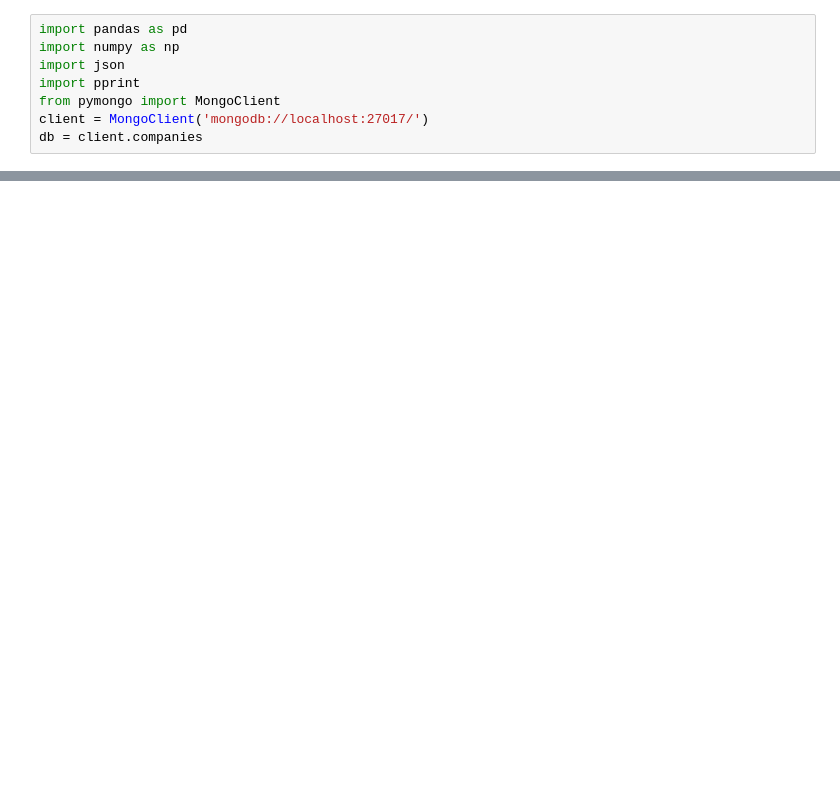
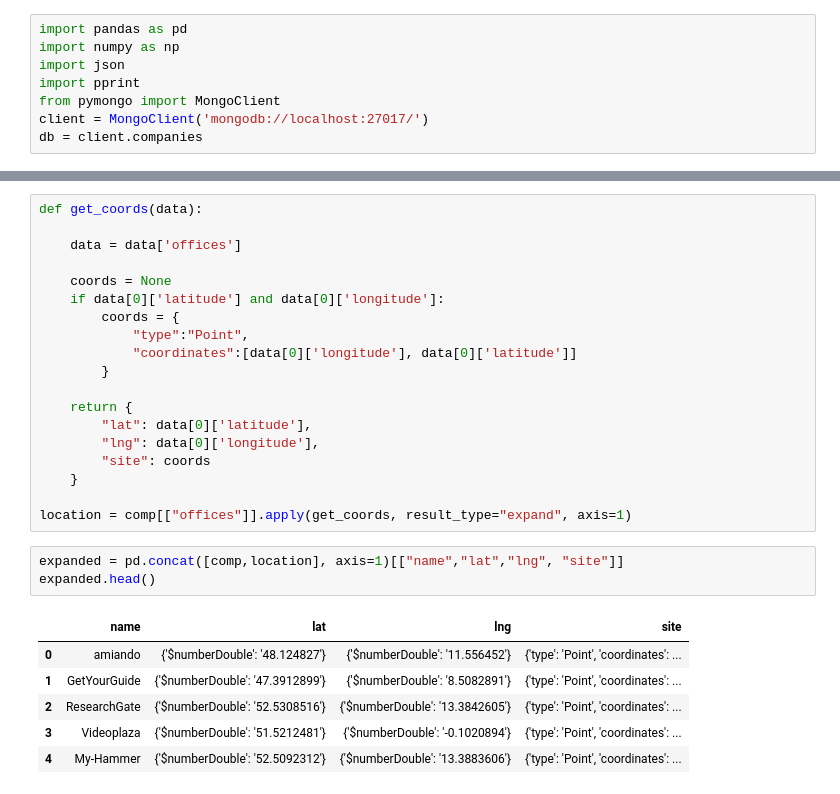
Before and after one commit to emachadoc/visualizing-real-world-data-project, a Jupyter notebook: Clean Companies.ipynb, the cells around one changed output, grey strips where cells are left out. Cells and saved outputs as stored; diff of their text form; blank space fills up the shorter version.

```diff
--- a/Clean Companies.ipynb
+++ b/Clean Companies.ipynb
@@ -24,0 +47,29 @@ companies.head()
+# %%
+def get_coords(data):
+
+    data = data['offices']
+
+    coords = None
+    if data[0]['latitude'] and data[0]['longitude']:
+        coords = {
+            "type":"Point",
+            "coordinates":[data[0]['longitude'], data[0]['latitude']]
+        }
+
+    return {
+        "lat": data[0]['latitude'],
+        "lng": data[0]['longitude'],
+        "site": coords
+    }
+
+location = comp[["offices"]].apply(get_coords, result_type="expand", axis=1)
+# %%
+expanded = pd.concat([comp,location], axis=1)[["name","lat","lng", "site"]]
+expanded.head()
+# %% [output]
+|  | name | lat | lng | site |
+| 0 | amiando | {'$numberDouble': '48.124827'} | {'$numberDouble': '11.556452'} | {'type': 'Point', 'coordinates': ... |
+| 1 | GetYourGuide | {'$numberDouble': '47.3912899'} | {'$numberDouble': '8.5082891'} | {'type': 'Point', 'coordinates': ... |
+| 2 | ResearchGate | {'$numberDouble': '52.5308516'} | {'$numberDouble': '13.3842605'} | {'type': 'Point', 'coordinates': ... |
+| 3 | Videoplaza | {'$numberDouble': '51.5212481'} | {'$numberDouble': '-0.1020894'} | {'type': 'Point', 'coordinates': ... |
+| 4 | My-Hammer | {'$numberDouble': '52.5092312'} | {'$numberDouble': '13.3883606'} | {'type': 'Point', 'coordinates': ... |
```
Also changed, not shown: parts of 10 cells of this notebook, 4 other files.
